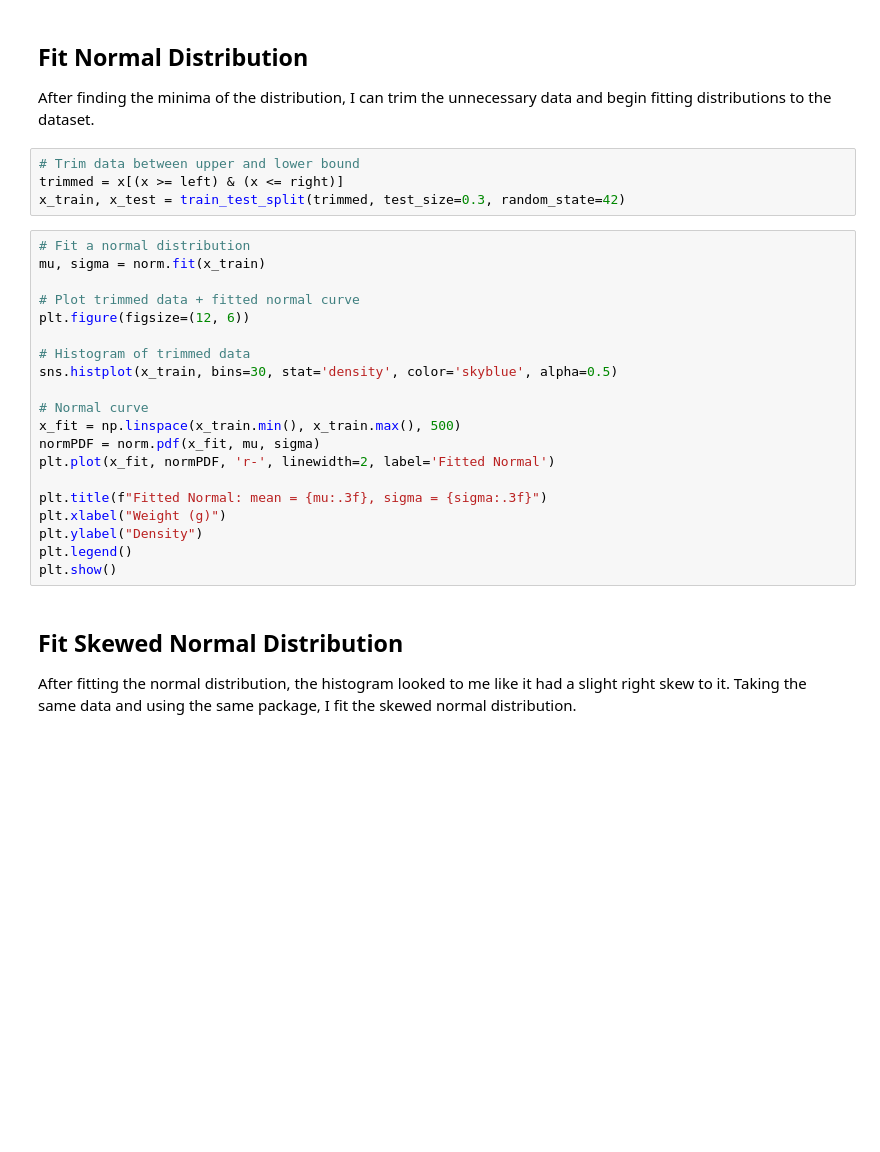
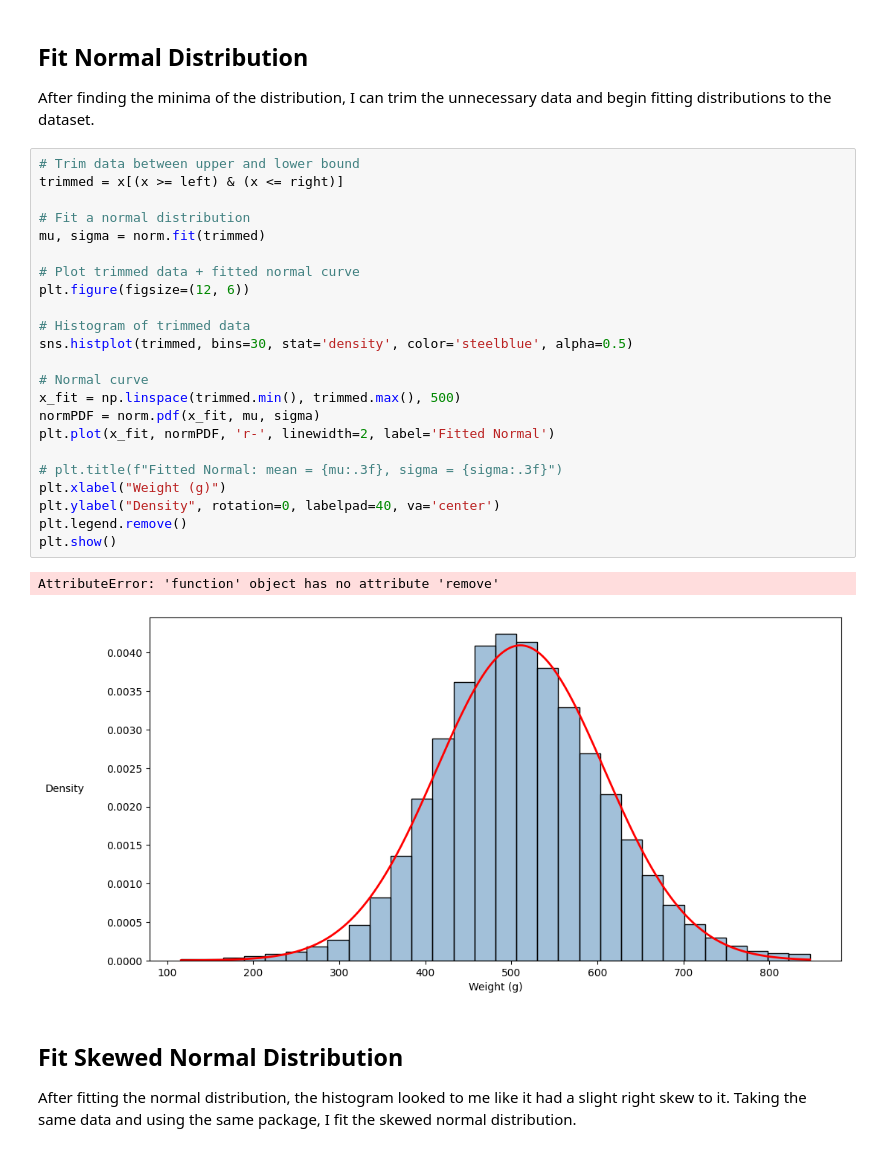
Before and after one commit to laurenjones08/simmons-portioning-tool, a Jupyter notebook: showcase-presentations/showcase_pres_2.ipynb, the cells around one changed output. Drawn from its saved outputs; the diff is of its cells as text; blank space fills up the shorter version.

```diff
--- a/showcase-presentations/showcase_pres_2.ipynb
+++ b/showcase-presentations/showcase_pres_2.ipynb
@@ -62,30 +79,32 @@ plt.show()
 # %% [markdown]
 ## Fit Normal Distribution
 After finding the minima of the distribution, I can trim the unnecessary data and begin fitting distributions to the dataset.
-# %%
-# Trim data between upper and lower bound
-trimmed = x[(x >= left) & (x <= right)]
-x_train, x_test = train_test_split(trimmed, test_size=0.3, random_state=42)
 # %%
+# Trim data between upper and lower bound
+trimmed = x[(x >= left) & (x <= right)]
+
 # Fit a normal distribution
-mu, sigma = norm.fit(x_train)
+mu, sigma = norm.fit(trimmed)
 
 # Plot trimmed data + fitted normal curve
 plt.figure(figsize=(12, 6))
 
 # Histogram of trimmed data
-sns.histplot(x_train, bins=30, stat='density', color='skyblue', alpha=0.5)
+sns.histplot(trimmed, bins=30, stat='density', color='steelblue', alpha=0.5)
 
 # Normal curve
-x_fit = np.linspace(x_train.min(), x_train.max(), 500)
+x_fit = np.linspace(trimmed.min(), trimmed.max(), 500)
 normPDF = norm.pdf(x_fit, mu, sigma)
 plt.plot(x_fit, normPDF, 'r-', linewidth=2, label='Fitted Normal')
 
-plt.title(f"Fitted Normal: mean = {mu:.3f}, sigma = {sigma:.3f}")
+# plt.title(f"Fitted Normal: mean = {mu:.3f}, sigma = {sigma:.3f}")
 plt.xlabel("Weight (g)")
-plt.ylabel("Density")
-plt.legend()
+plt.ylabel("Density", rotation=0, labelpad=40, va='center')
+plt.legend.remove()
 plt.show()
+# %% [output]
+AttributeError: 'function' object has no attribute 'remove'
+[figure, added]
 # %% [markdown]
 ## Fit Skewed Normal Distribution
 After fitting the normal distribution, the histogram looked to me like it had a slight right skew to it. Taking the same data and using the same package, I fit the skewed normal distribution.
```
Also changed, not shown: parts of 21 cells of this notebook.
